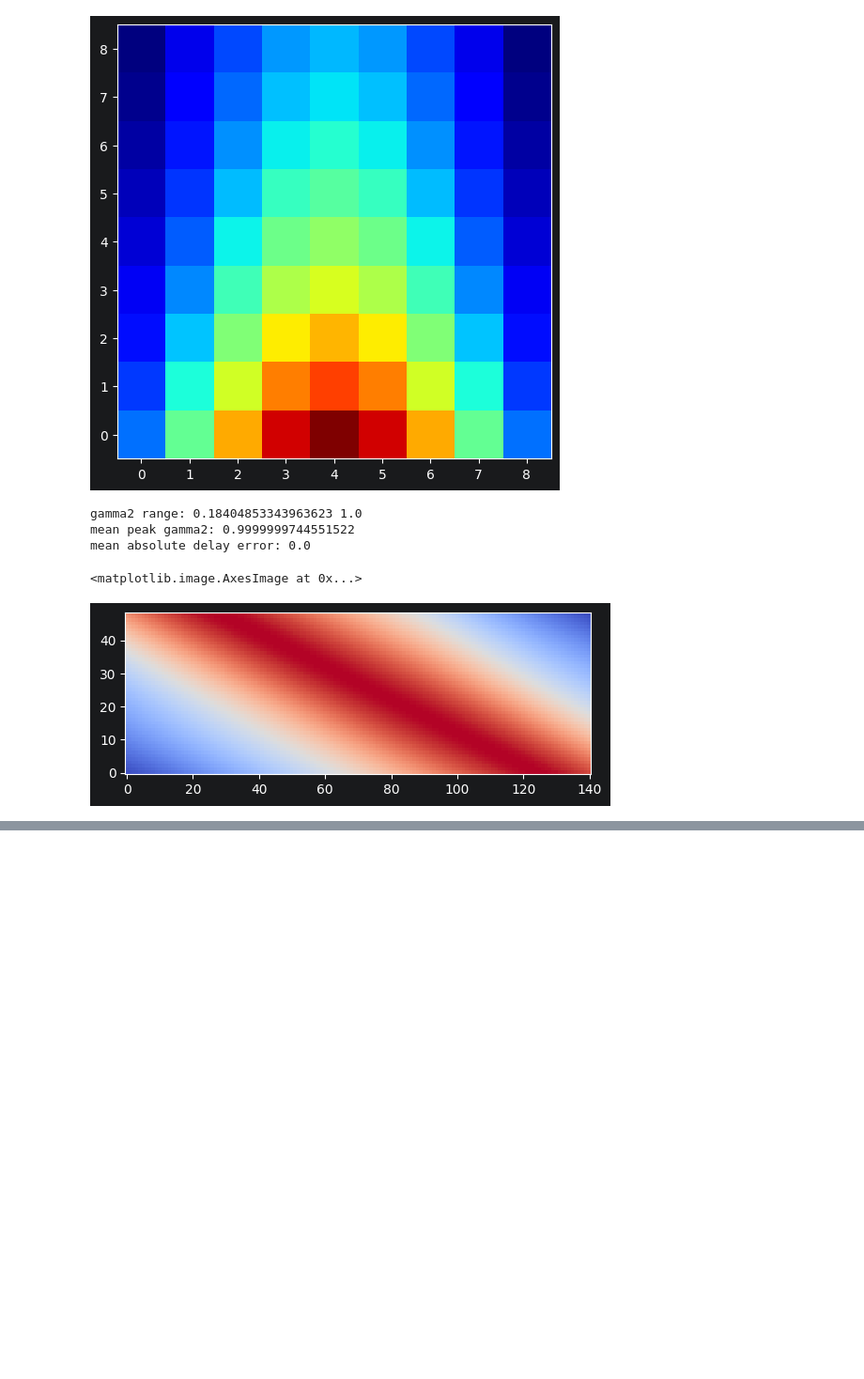
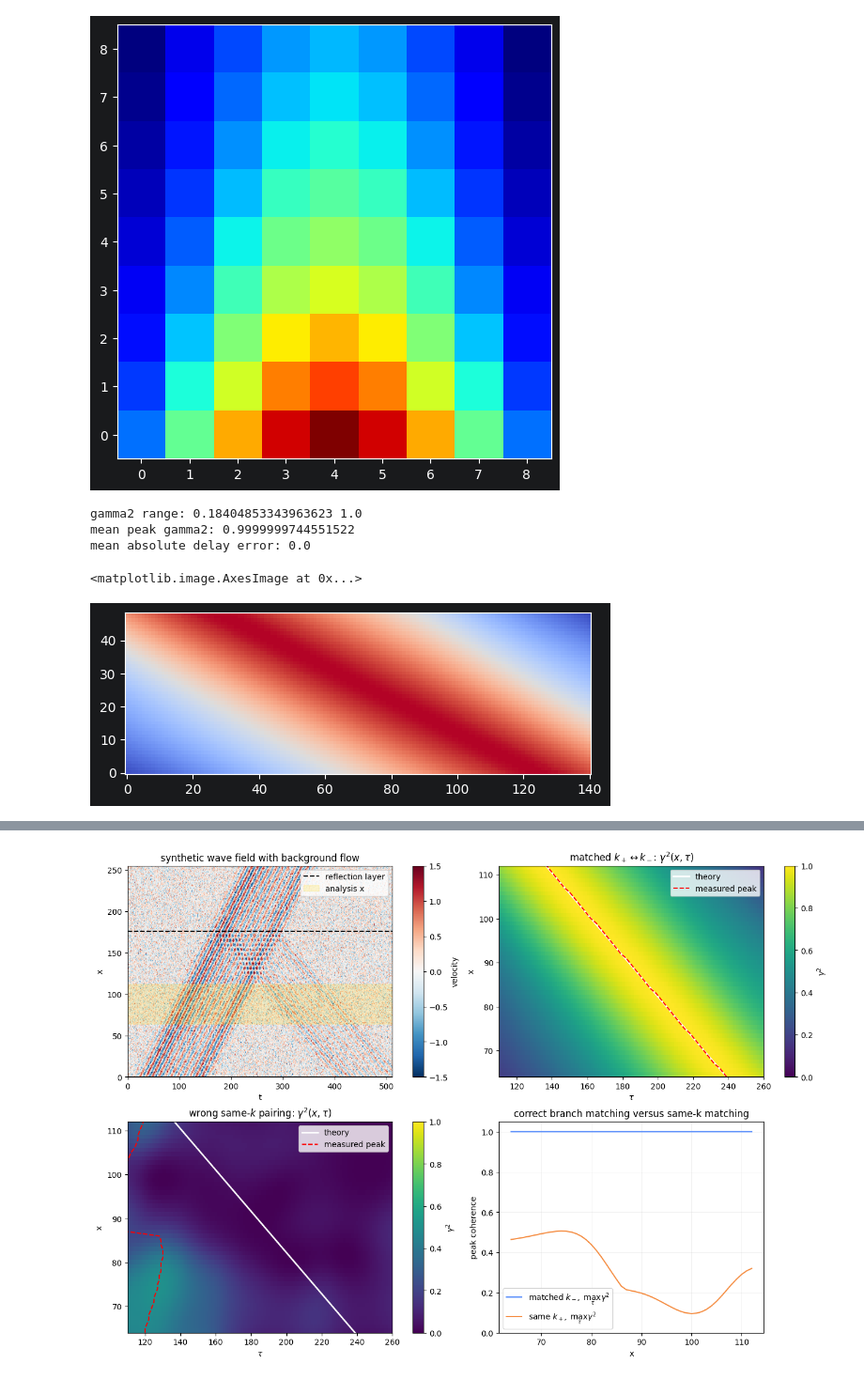
Before and after one commit to PKU-Heliosphere-org/repo_Xiangjing_Xu, a Jupyter notebook: PDI研究/相位相干测试.ipynb, the cells around one changed output, grey strips where cells are left out. Shown at 94% size. Saved outputs shown, nothing was run; the diff lists cells and outputs as text; code cells hidden in the pictures; blank space fills up the shorter version.

```diff
--- a/PDI研究/相位相干测试.ipynb
+++ b/PDI研究/相位相干测试.ipynb
@@ -264,0 +492,71 @@ ax.imshow(gamma2, origin='lower', cmap='coolwarm')
+# %%
+# -------------------- 结果可视化 --------------------
+fig, axes = plt.subplots(2, 2, figsize=(13, 9), constrained_layout=True)
+
+flow_extent = [t[0], t[-1], x[0], x[-1]]
+flow_image = axes[0, 0].imshow(
+    data_flow[:, ny // 2, :],
+    origin='lower',
+    aspect='auto',
+    extent=flow_extent,
+    cmap='RdBu_r',
+    vmin=-1.5,
+    vmax=1.5,
+)
+axes[0, 0].axhline(reflection_x, color='black', linestyle='--', label='reflection layer')
+axes[0, 0].axhspan(
+    x_flow_valid[0], x_flow_valid[-1], color='gold', alpha=0.18, label='analysis x'
+)
+axes[0, 0].set(xlabel='t', ylabel='x', title='synthetic wave field with background flow')
+axes[0, 0].legend(loc='upper right')
+fig.colorbar(flow_image, ax=axes[0, 0], label='velocity')
+
+coh_extent = [tau_flow[0], tau_flow[-1], x_flow_valid[0], x_flow_valid[-1]]
+matched_image = axes[0, 1].imshow(
+    gamma2_flow_matched,
+    origin='lower',
+    aspect='auto',
+    extent=coh_extent,
+    cmap='viridis',
+    vmin=0.0,
+    vmax=1.0,
+)
+axes[0, 1].plot(tau_flow_theory, x_flow_valid, color='white', linewidth=2, label='theory')
+axes[0, 1].plot(tau_flow_measured, x_flow_valid, color='red', linestyle='--', label='measured peak')
+axes[0, 1].set(
+    xlabel=r'$\tau$', ylabel='x',
+    title=r'matched $k_+ \leftrightarrow k_-$: $\gamma^2(x,\tau)$',
+)
+axes[0, 1].legend()
+fig.colorbar(matched_image, ax=axes[0, 1], label=r'$\gamma^2$')
+
+same_k_image = axes[1, 0].imshow(
+    gamma2_flow_same_k,
+    origin='lower',
+    aspect='auto',
+    extent=coh_extent,
+    cmap='viridis',
+    vmin=0.0,
+    vmax=1.0,
+)
+axes[1, 0].plot(tau_flow_theory, x_flow_valid, color='white', linewidth=2, label='theory')
+axes[1, 0].plot(tau_flow_same_k, x_flow_valid, color='red', linestyle='--', label='measured peak')
+axes[1, 0].set(
+    xlabel=r'$\tau$', ylabel='x',
+    title=r'wrong same-$k$ pairing: $\gamma^2(x,\tau)$',
+)
+axes[1, 0].legend()
+fig.colorbar(same_k_image, ax=axes[1, 0], label=r'$\gamma^2$')
+
+axes[1, 1].plot(x_flow_valid, gamma2_flow_peak, label=r'matched $k_-,\;\max_\tau\gamma^2$')
+axes[1, 1].plot(x_flow_valid, gamma2_flow_same_k_peak, label=r'same $k_+,\;\max_\tau\gamma^2$')
+axes[1, 1].set(
+    xlabel='x', ylabel='peak coherence', ylim=(0.0, 1.05),
+    title='correct branch matching versus same-k matching',
+)
+axes[1, 1].grid(alpha=0.25)
+axes[1, 1].legend()
+
+plt.show()
+# %% [output]
+[figure, added]
```
Also changed, not shown: parts of 6 cells of this notebook.
